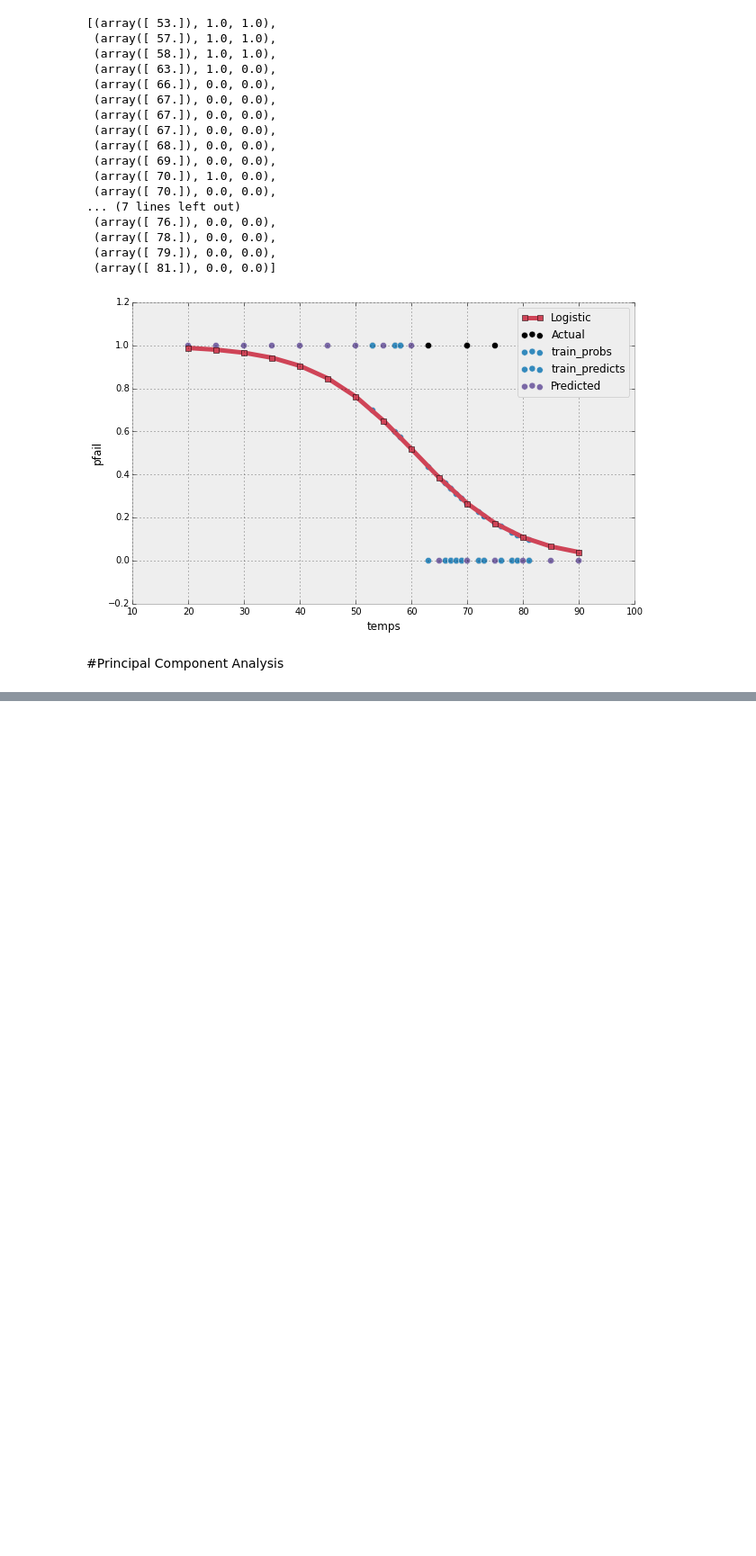
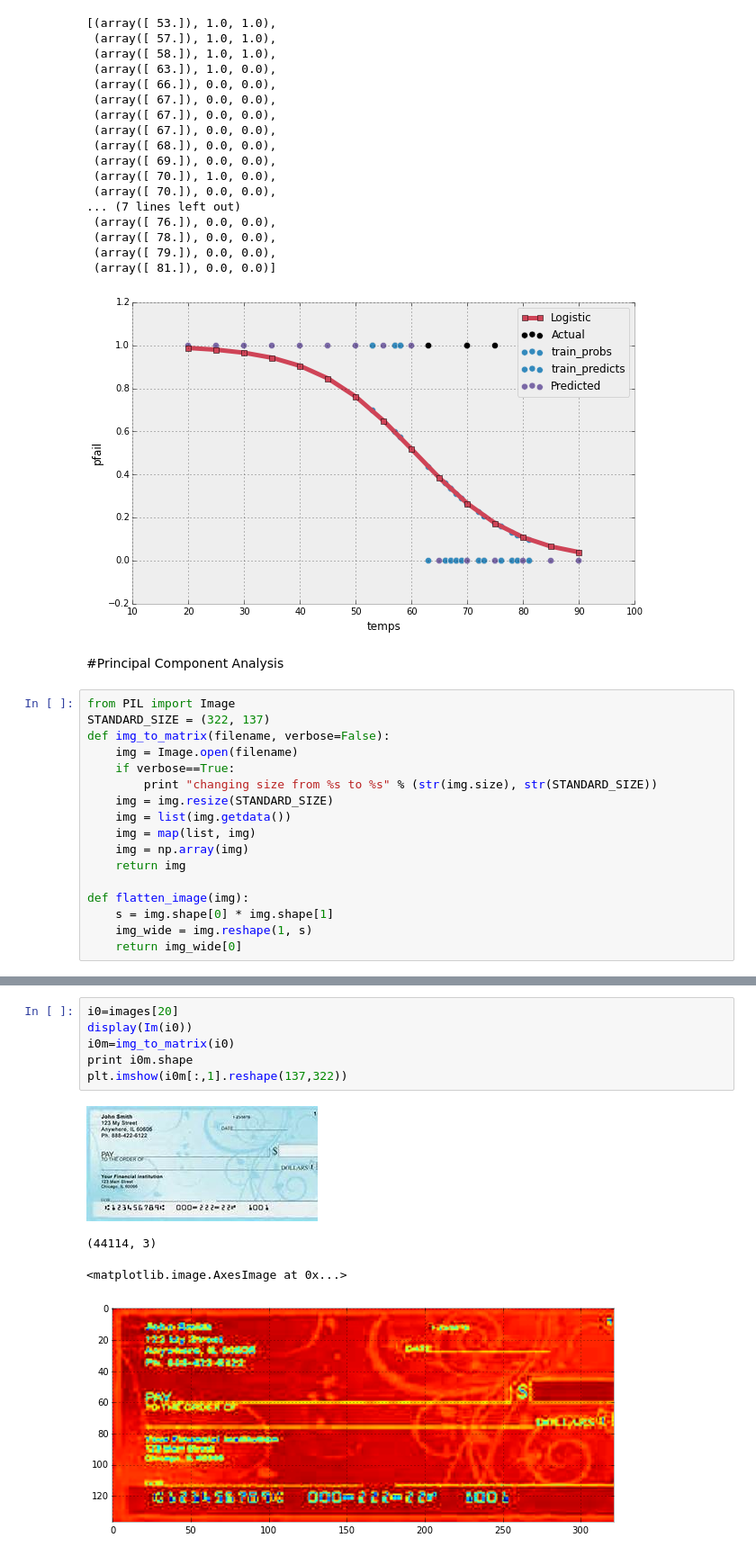
Before and after one commit to jthang/MachineLearningLab, a Jupyter notebook: lab_regression_PCA.ipynb, the cells around one changed output, grey strips where cells are left out. Shown at 90% size. Drawn from its saved outputs; the diff is of its cells as text; blank space fills up the shorter version.

```diff
--- a/lab_regression_PCA.ipynb
+++ b/lab_regression_PCA.ipynb
@@ -510,3 +510,20 @@ Check the failures in the prediction:
 [figure]
 # %% [markdown]
 #Principal Component Analysis
+# %%
+from PIL import Image
+STANDARD_SIZE = (322, 137)
+def img_to_matrix(filename, verbose=False):
+    img = Image.open(filename)
+    if verbose==True:
+        print "changing size from %s to %s" % (str(img.size), str(STANDARD_SIZE))
+    img = img.resize(STANDARD_SIZE)
+    img = list(img.getdata())
+    img = map(list, img)
+    img = np.array(img)
+    return img
+
+def flatten_image(img):
+    s = img.shape[0] * img.shape[1]
+    img_wide = img.reshape(1, s)
+    return img_wide[0]
@@ -512,0 +557,11 @@ Check the failures in the prediction:
+# %%
+i0=images[20]
+display(Im(i0))
+i0m=img_to_matrix(i0)
+print i0m.shape
+plt.imshow(i0m[:,1].reshape(137,322))
+# %% [output]
+[figure, added]
+(44114, 3)
+<matplotlib.image.AxesImage at 0x...>
+[figure, added]
```
Also changed, not shown: parts of 20 cells of this notebook.
